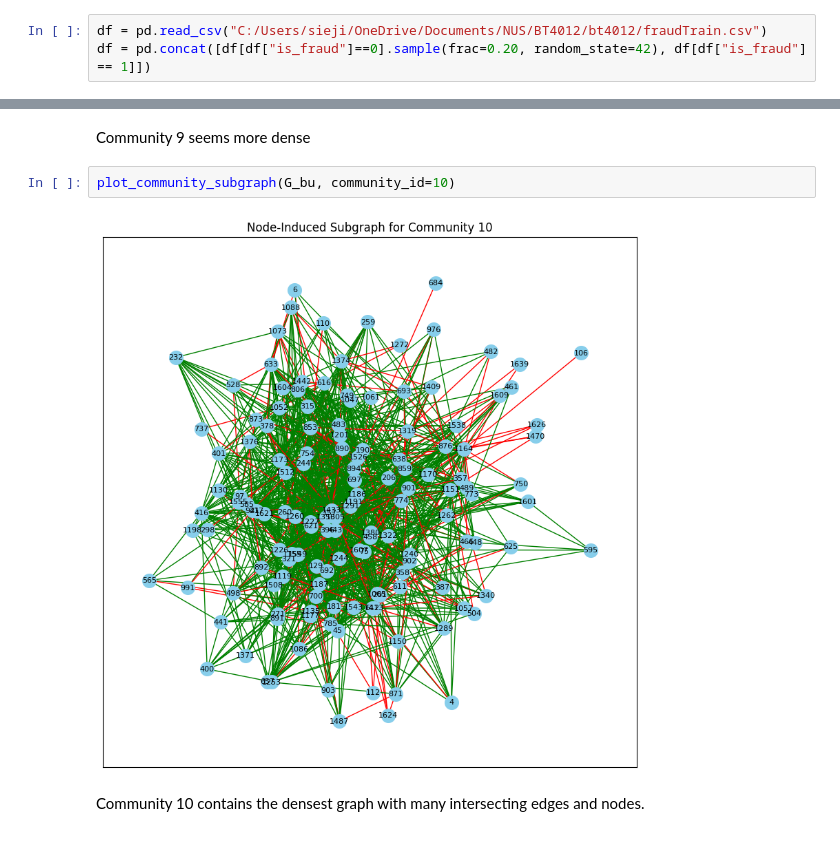
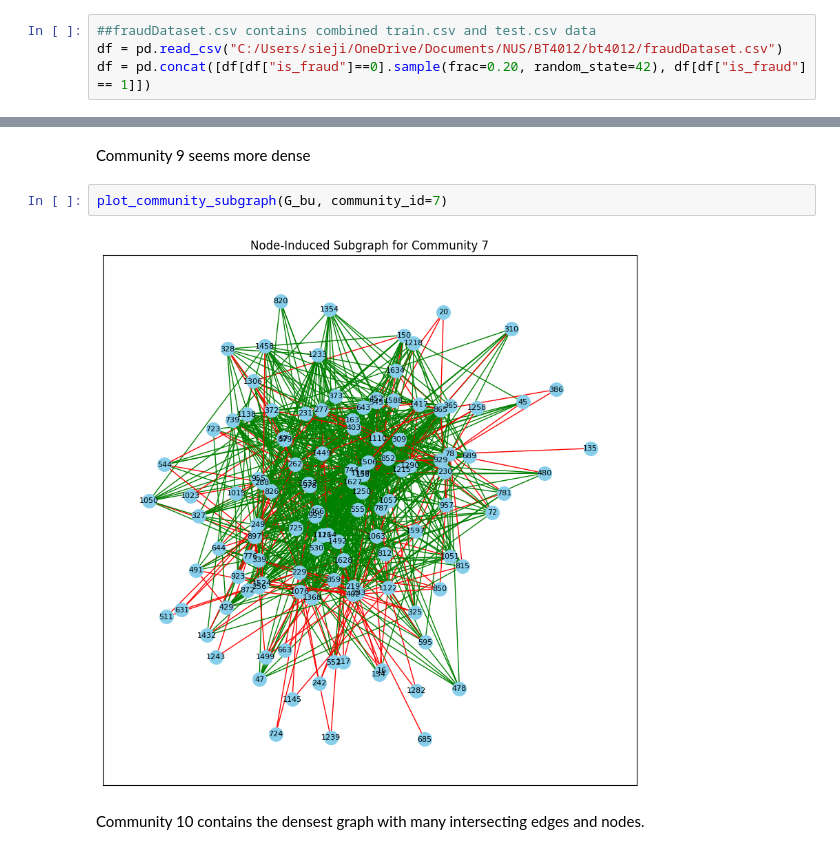
Before and after one commit to saxyrinchen/bt4012_project, a Jupyter notebook: graph_feature_engineering.ipynb, the cells around one changed output, grey strips where cells are left out. Cells and saved outputs as stored; diff of their text form.

Commit message:
Combined DF

```diff
--- a/graph_feature_engineering.ipynb
+++ b/graph_feature_engineering.ipynb
@@ -17,7 +17,8 @@ import scipy.stats as stats
 from sklearn.ensemble import RandomForestClassifier
 import networkx as nx
 # %%
-df = pd.read_csv("C:/Users/sieji/OneDrive/Documents/NUS/BT4012/bt4012/fraudTrain.csv")
+##fraudDataset.csv contains combined train.csv and test.csv data
+df = pd.read_csv("C:/Users/sieji/OneDrive/Documents/NUS/BT4012/bt4012/fraudDataset.csv")
 df = pd.concat([df[df["is_fraud"]==0].sample(frac=0.20, random_state=42), df[df["is_fraud"] == 1]])
 # %%
 df.head()
@@ -304,9 +307,9 @@ plot_community_subgraph(G_bu, community_id=9)
 # %% [markdown]
 Community 9 seems more dense
 # %%
-plot_community_subgraph(G_bu, community_id=10)
+plot_community_subgraph(G_bu, community_id=7)
 # %% [output]
-[figure, old version]
+[figure, new version]
 # %% [markdown]
 Community 10 contains the densest graph with many intersecting edges and nodes.
 # %% [markdown]
```
Also changed, not shown: parts of 32 cells of this notebook.
